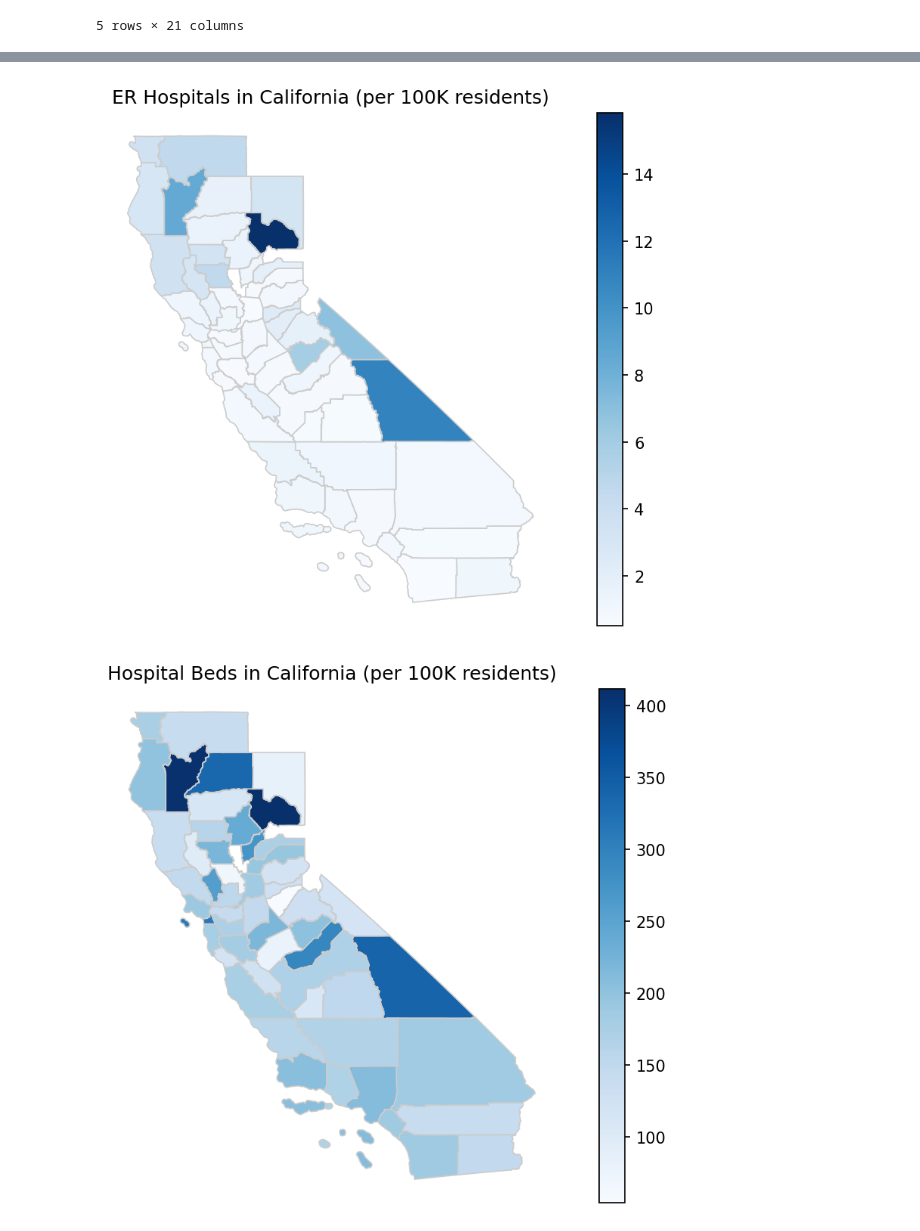
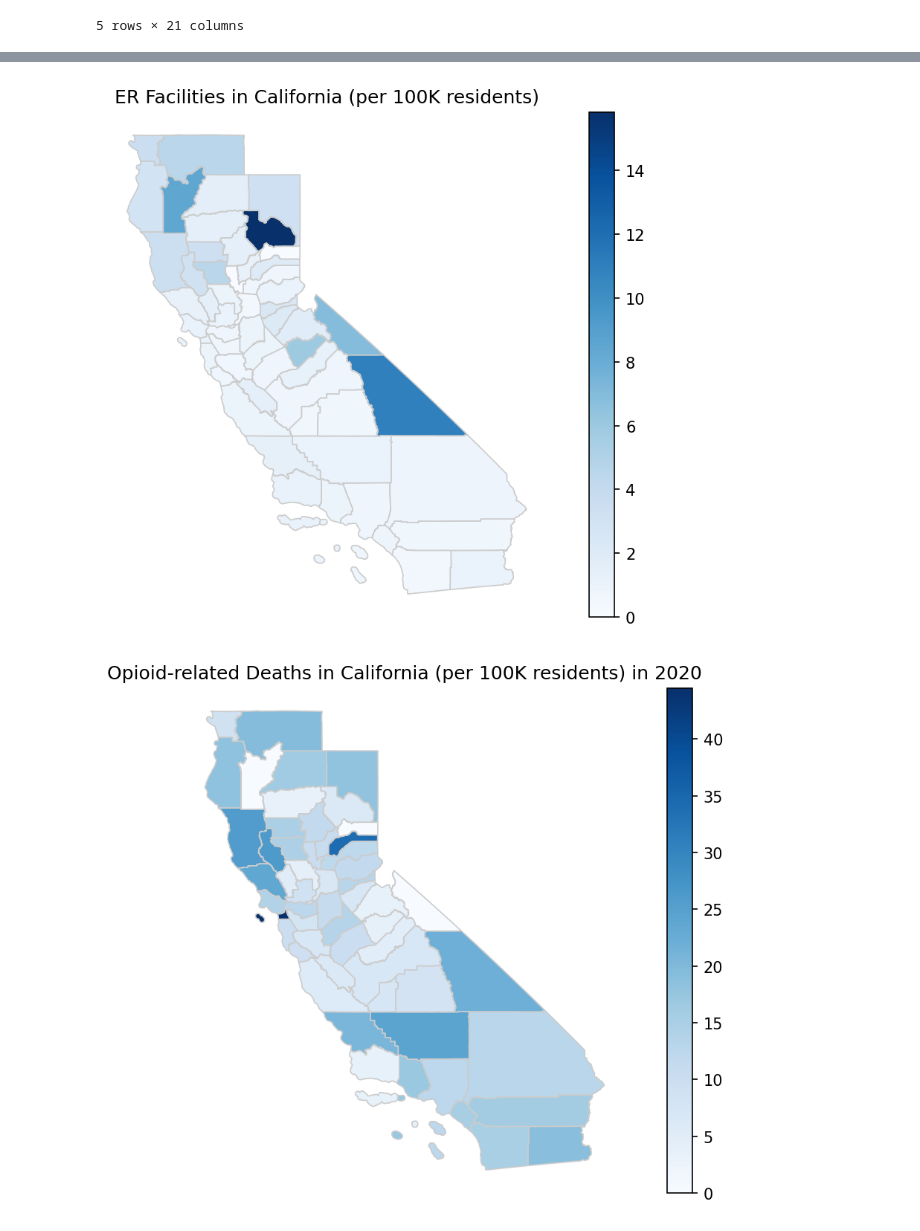
Before and after one commit to mellanyquiroz/DS4A-Team-69-Project, a Jupyter notebook: exploratory data analysis/EDA for death data, facility and hospital beds.ipynb, the cells around one changed output, grey strips where cells are left out. Drawn from its saved outputs; the diff is of its cells as text; code cells hidden in the pictures.

```diff
--- a/exploratory data analysis/EDA for death data, facility and hospital beds.ipynb
+++ b/exploratory data analysis/EDA for death data, facility and hospital beds.ipynb
@@ -61,0 +76,8 @@ memory usage: 6.6+ KB
+# %%
+bed_density_list = []
+for i in list(county_sum["BED_DENSITY"]):
+    if i < 2.4:
+        bed_density_list.append("Low")
+    else:
+        bed_density_list.append("High")
+print(bed_density_list)
@@ -61,0 +86,3 @@ memory usage: 6.6+ KB
+# %%
+county_sum["BED_DENSITY_LH"] = bed_density_list
+county_sum.head()
@@ -62,2 +97,5 @@ memory usage: 6.6+ KB
+# %%
+# Remove BED_DENSITY
+county_sum = county_sum.drop(columns=["BED_DENSITY"])
 # %% [markdown]
 ## Statistical Analysis
@@ -151,6 +223,6 @@ map_df.plot()
 # %%
 # Merge geodata with county data
-merged_map = map_df.set_index('name').join(county_sum.set_index("COUNTY"))
+merged_map = map_df.set_index('name').join(county_sum)
 merged_map.head()
 # %% [output]
 |  | statefp | countyfp | countyns | geoid | namelsad | stusab | lsad | classfp | mtfcc | csafp | ... | ... |
@@ -185,8 +261,8 @@ def california_map(variable,maptitle):
 # %%
-california_map('FAC_DENSITY','ER Hospitals in California (per 100K residents)')
+california_map('ERFAC_PER_POP','ER Facilities in California (per 100K residents)')
 # %% [output]
-[figure, old version]
+[figure, new version]
 # %%
-california_map('BEDS_DENSITY','Hospital Beds in California (per 100K residents)')
+california_map('DEATHRATES20','Opioid-related Deaths in California (per 100K residents) in 2020')
 # %% [output]
-[figure, old version]
+[figure, new version]
```
Also changed, not shown: parts of 29 cells of this notebook, 7 other files.
